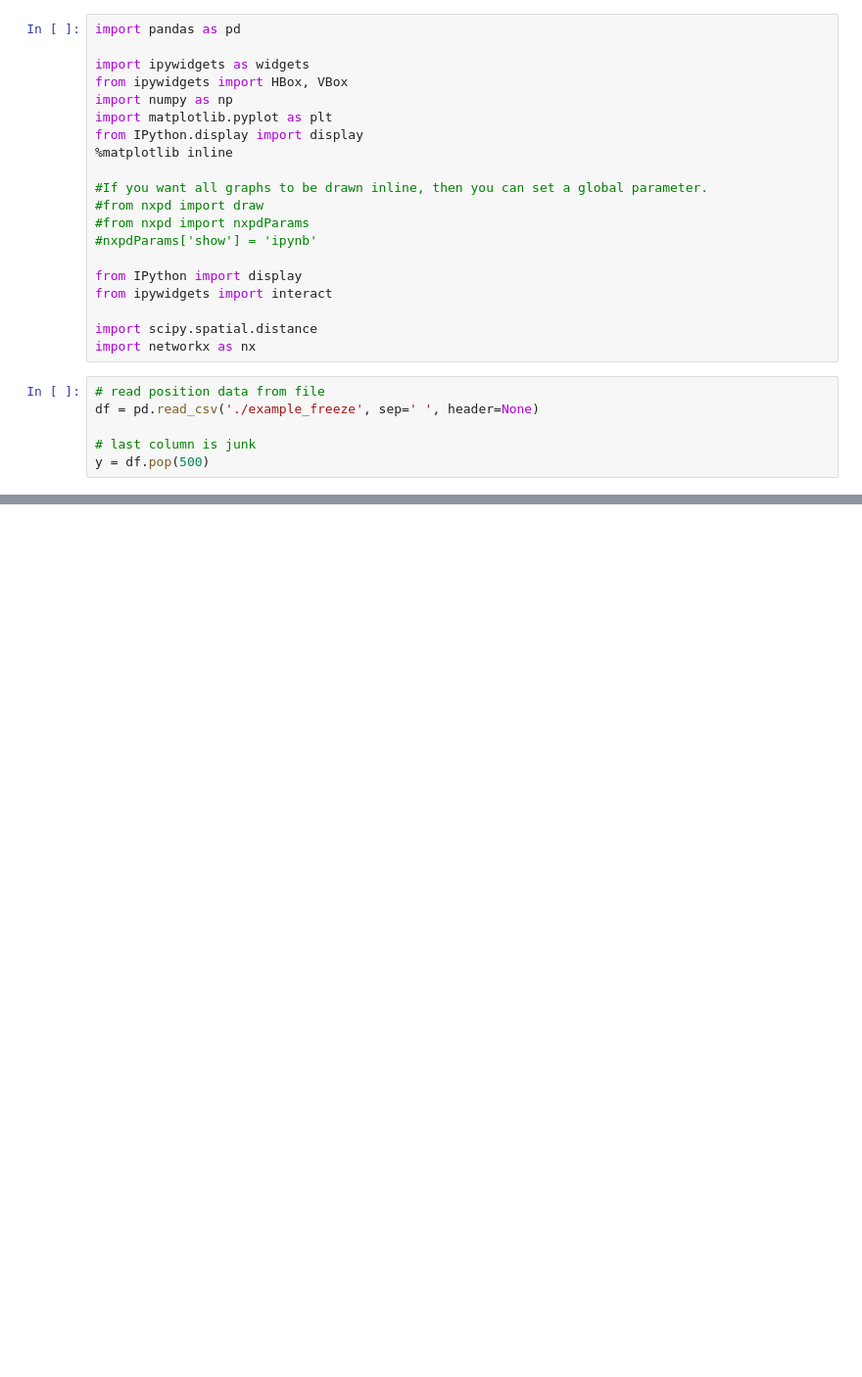
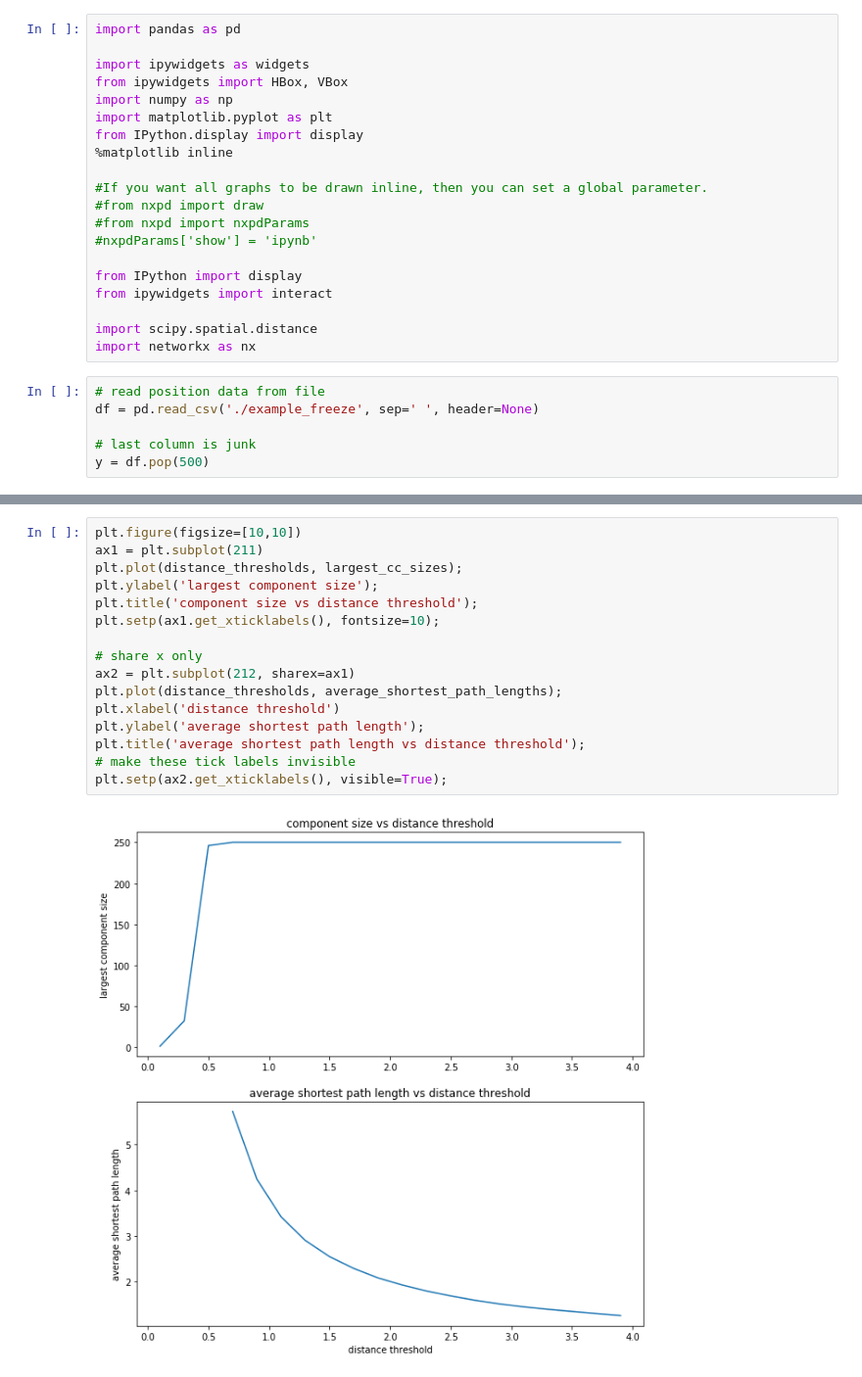
Before and after one commit to galenwilkerson/swarm-induced-graph, a Jupyter notebook: Swarm - Induced Graph.ipynb, the cells around one changed output, grey strips where cells are left out. Shown at 98% size. Drawn from its saved outputs; the diff is of its cells as text; blank space fills up the shorter version.

```diff
--- a/Swarm - Induced Graph.ipynb
+++ b/Swarm - Induced Graph.ipynb
@@ -96,0 +199,18 @@ interactive(children=(IntSlider(value=0, description='timestamp', max=102), Floa
+# %%
+plt.figure(figsize=[10,10])
+ax1 = plt.subplot(211)
+plt.plot(distance_thresholds, largest_cc_sizes);
+plt.ylabel('largest component size');
+plt.title('component size vs distance threshold');
+plt.setp(ax1.get_xticklabels(), fontsize=10);
+
+# share x only
+ax2 = plt.subplot(212, sharex=ax1)
+plt.plot(distance_thresholds, average_shortest_path_lengths);
+plt.xlabel('distance threshold')
+plt.ylabel('average shortest path length');
+plt.title('average shortest path length vs distance threshold');
+# make these tick labels invisible
+plt.setp(ax2.get_xticklabels(), visible=True);
+# %% [output]
+[figure, added]
```
Also changed, not shown: parts of 8 cells of this notebook.
